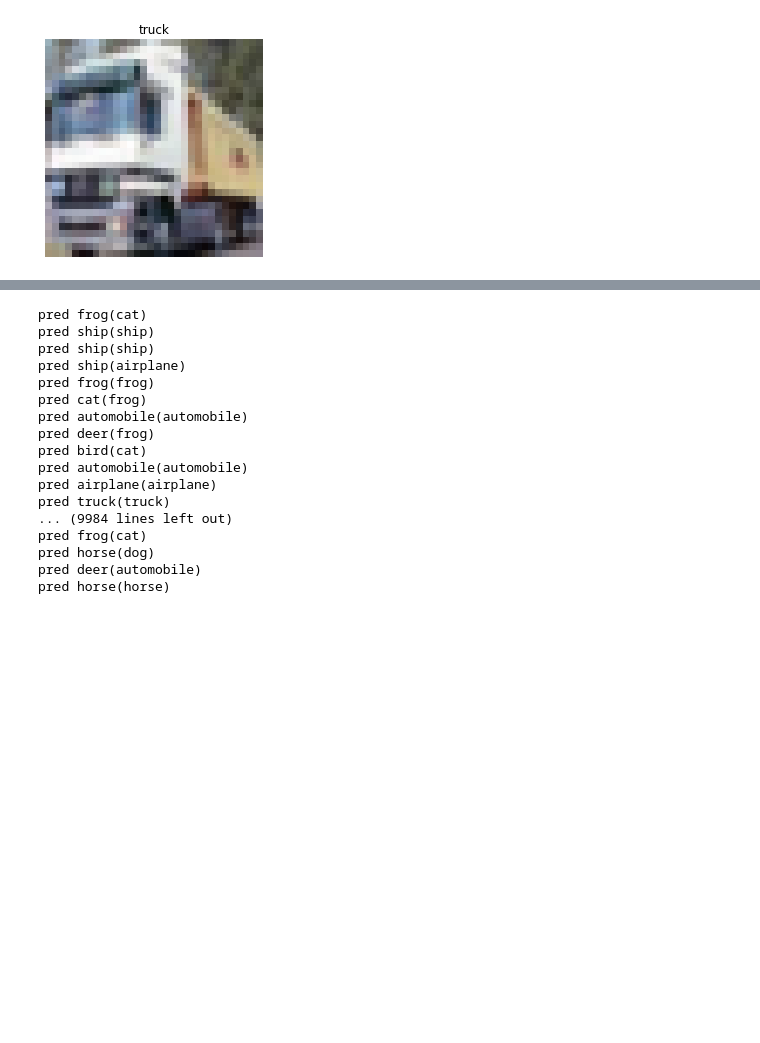
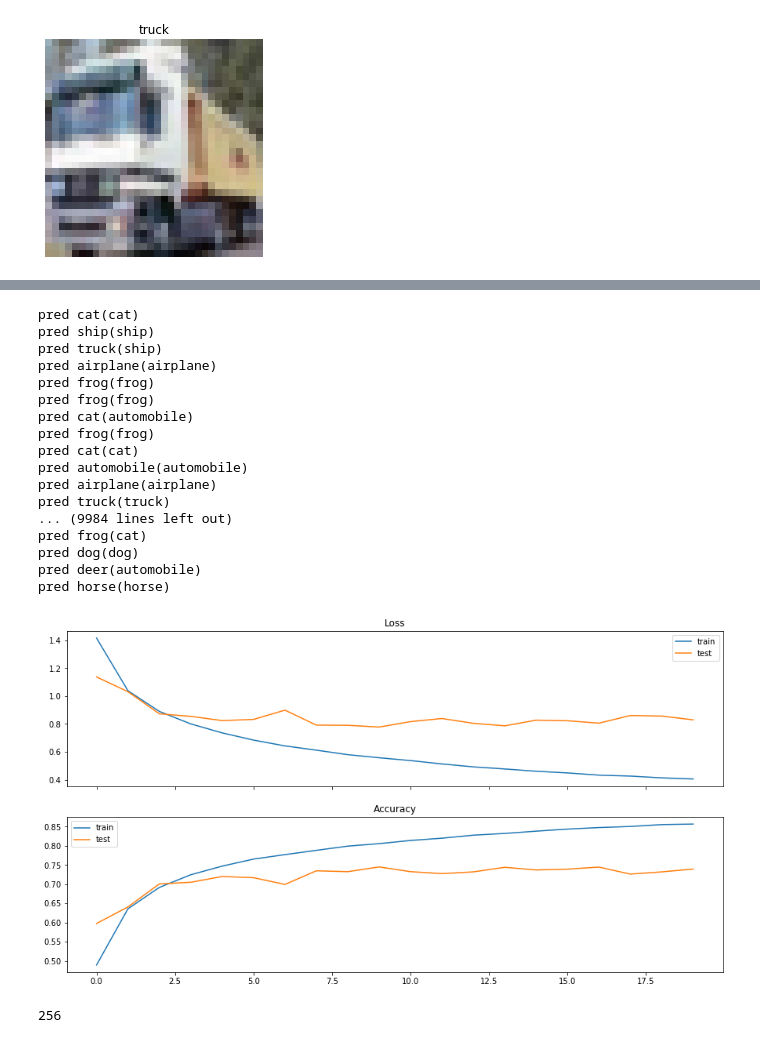
Before and after one commit to amansinclair/ml, a Jupyter notebook: ml/Cifar.ipynb, the cells around one changed output, grey strips where cells are left out. Saved outputs shown, nothing was run; the diff lists cells and outputs as text; code cells hidden in the pictures; blank space fills up the shorter version.

```diff
--- a/ml/Cifar.ipynb
+++ b/ml/Cifar.ipynb
@@ -25,6 +30,7 @@ training_gen = DataLoader(training_set, batch_size=32, shuffle=True, num_workers
 valid_gen = DataLoader(validation_set, batch_size=len(validation_set))
 mini_gen = DataLoader(mini_set, batch_size=32, shuffle=True, num_workers=4)
 # %%
-net = nn.Sequential(nn.Conv2d(3, 16, 5), nn.ReLU(), nn.MaxPool2d(2), nn.BatchNorm2d(16), nn.Conv2d(16, 32, 3), nn.ReLU(), nn.MaxPool2d(2), nn.BatchNorm2d(32), nn.Conv2d(32, 64, 3), nn.ReLU(), nn.MaxPool2d(2), nn.Flatten(), nn.Linear(256, 10))
+net = get_CNN([32, 64, 128]) #nn.Sequential(nn.Conv2d(3, 16, 5), nn.ReLU(), nn.MaxPool2d(2), nn.BatchNorm2d(16), nn.Conv2d(16, 32, 3), nn.ReLU(), nn.MaxPool2d(2), nn.BatchNorm2d(32), nn.Conv2d(32, 64, 3), nn.ReLU(), nn.MaxPool2d(2), nn.Flatten(), nn.Linear(256, 10))
 crit = nn.CrossEntropyLoss()
-opt = optim.Adam(net.parameters(), weight_decay=0.01)
+opt = optim.Adam(net.parameters(), lr=0.001, weight_decay=0.001)
+net
@@ -52,3 +51,3 @@ def fit(net, crit, opt, train, val, n_epochs=1):
 # %%
-fit(net, crit, opt, training_gen, valid_gen, 10)
+train_loss, train_acc, test_loss, test_acc = train(net, crit, opt, training_gen, valid_gen, 20)
 # %% [output]
@@ -66,20 +71,24 @@ Epoch:6, T Loss:0.763, T acc:0.740 V Loss:0.806, V acc:0.720
 # %%
 show_preds(net, valid_gen)
 # %% [output]
-pred frog(cat)
+pred cat(cat)
 pred ship(ship)
-pred ship(ship)
-pred ship(airplane)
+pred truck(ship)
+pred airplane(airplane)
 pred frog(frog)
-pred cat(frog)
-pred automobile(automobile)
-pred deer(frog)
-pred bird(cat)
+pred frog(frog)
+pred cat(automobile)
+pred frog(frog)
+pred cat(cat)
 pred automobile(automobile)
 pred airplane(airplane)
 pred truck(truck)
 ... (9984 lines left out)
 pred frog(cat)
-pred horse(dog)
+pred dog(dog)
 pred deer(automobile)
 pred horse(horse)
+# %%
+plot_loss_acc(train_loss, train_acc, test_loss, test_acc)
+# %% [output]
+[figure, added]
@@ -85,0 +110,4 @@ pred horse(horse)
+# %%
+n = get_CNN([16, 32, 64])
+# %% [output]
+256
```
Also changed, not shown: parts of 10 cells of this notebook, 5 other files.
